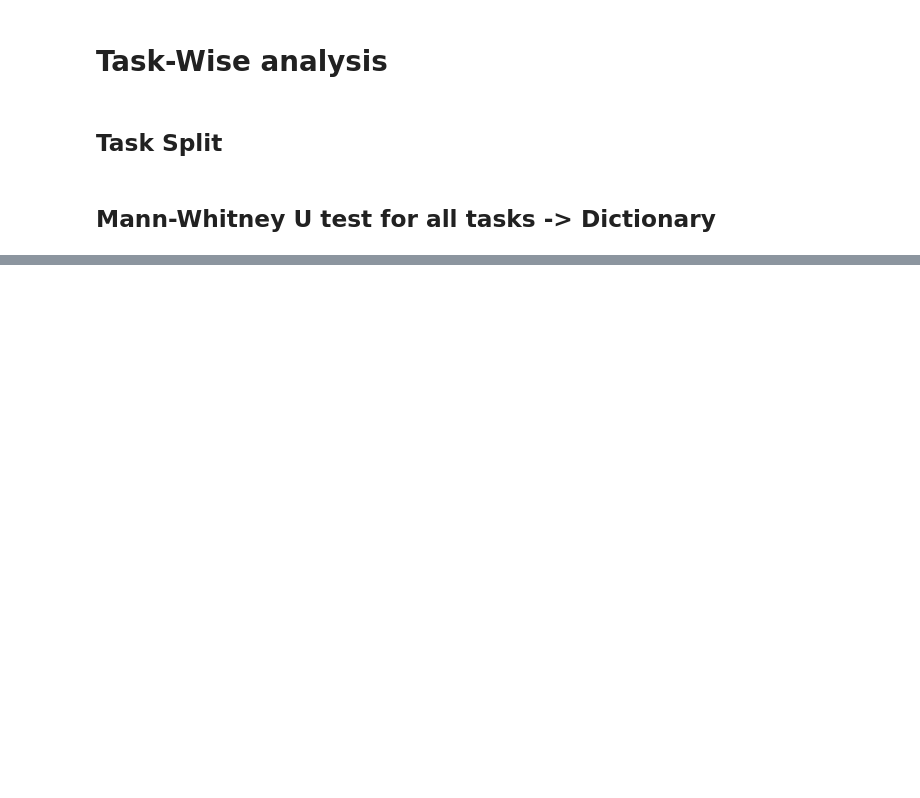
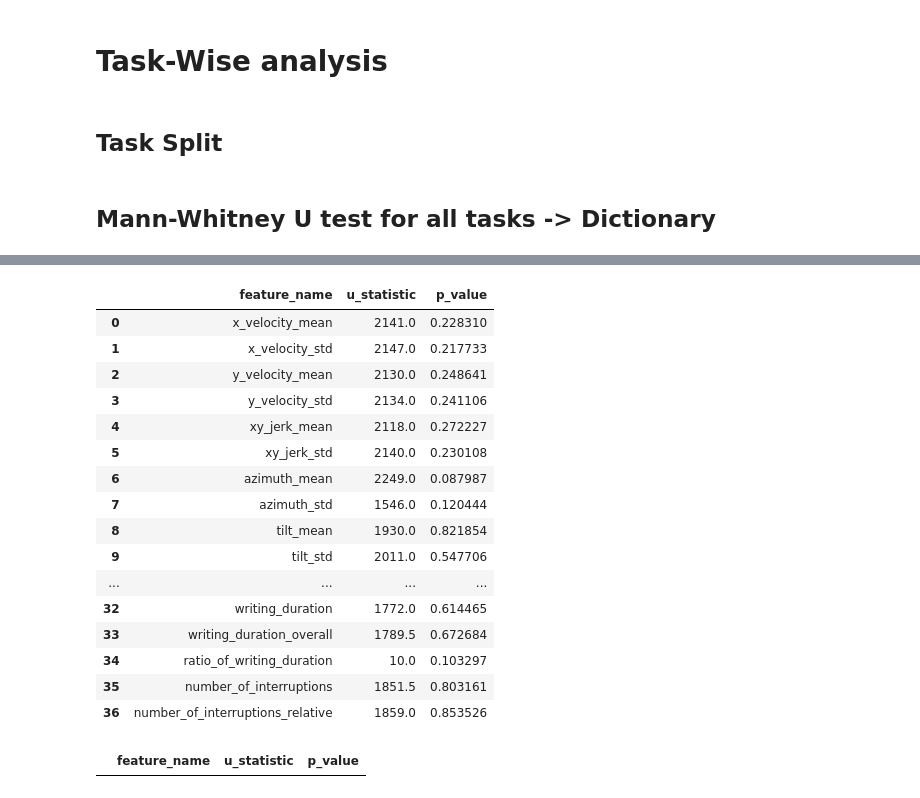
Before and after one commit to RichardLadislav/DOLPHIN-NDD_diagnostic, a Jupyter notebook: handcrafted_features_extraction/hf_analysis_refactor.ipynb, the cells around one changed output, grey strips where cells are left out. Cells and saved outputs as stored; diff of their text form; code cells hidden in the pictures; blank space fills up the shorter version.

```diff
--- a/handcrafted_features_extraction/hf_analysis_refactor.ipynb
+++ b/handcrafted_features_extraction/hf_analysis_refactor.ipynb
@@ -944,0 +856,24 @@ plot_sqt_kde_from_long(sqt_long_1_1)
+# %%
+mw_u_results_1_1
+# %% [output]
+|  | feature_name | u_statistic | p_value |
+| 0 | x_velocity_mean | 2141.0 | 0.228310 |
+| 1 | x_velocity_std | 2147.0 | 0.217733 |
+| 2 | y_velocity_mean | 2130.0 | 0.248641 |
+| 3 | y_velocity_std | 2134.0 | 0.241106 |
+| 4 | xy_jerk_mean | 2118.0 | 0.272227 |
+| 5 | xy_jerk_std | 2140.0 | 0.230108 |
+| 6 | azimuth_mean | 2249.0 | 0.087987 |
+| 7 | azimuth_std | 1546.0 | 0.120444 |
+| 8 | tilt_mean | 1930.0 | 0.821854 |
+| 9 | tilt_std | 2011.0 | 0.547706 |
+| ... | ... | ... | ... |
+| 32 | writing_duration | 1772.0 | 0.614465 |
+| 33 | writing_duration_overall | 1789.5 | 0.672684 |
+| 34 | ratio_of_writing_duration | 10.0 | 0.103297 |
+| 35 | number_of_interruptions | 1851.5 | 0.803161 |
+| 36 | number_of_interruptions_relative | 1859.0 | 0.853526 |
+# %%
+p_value_1_1
+# %% [output]
+|  | feature_name | u_statistic | p_value |
```
Also changed, not shown: parts of 17 cells of this notebook.
